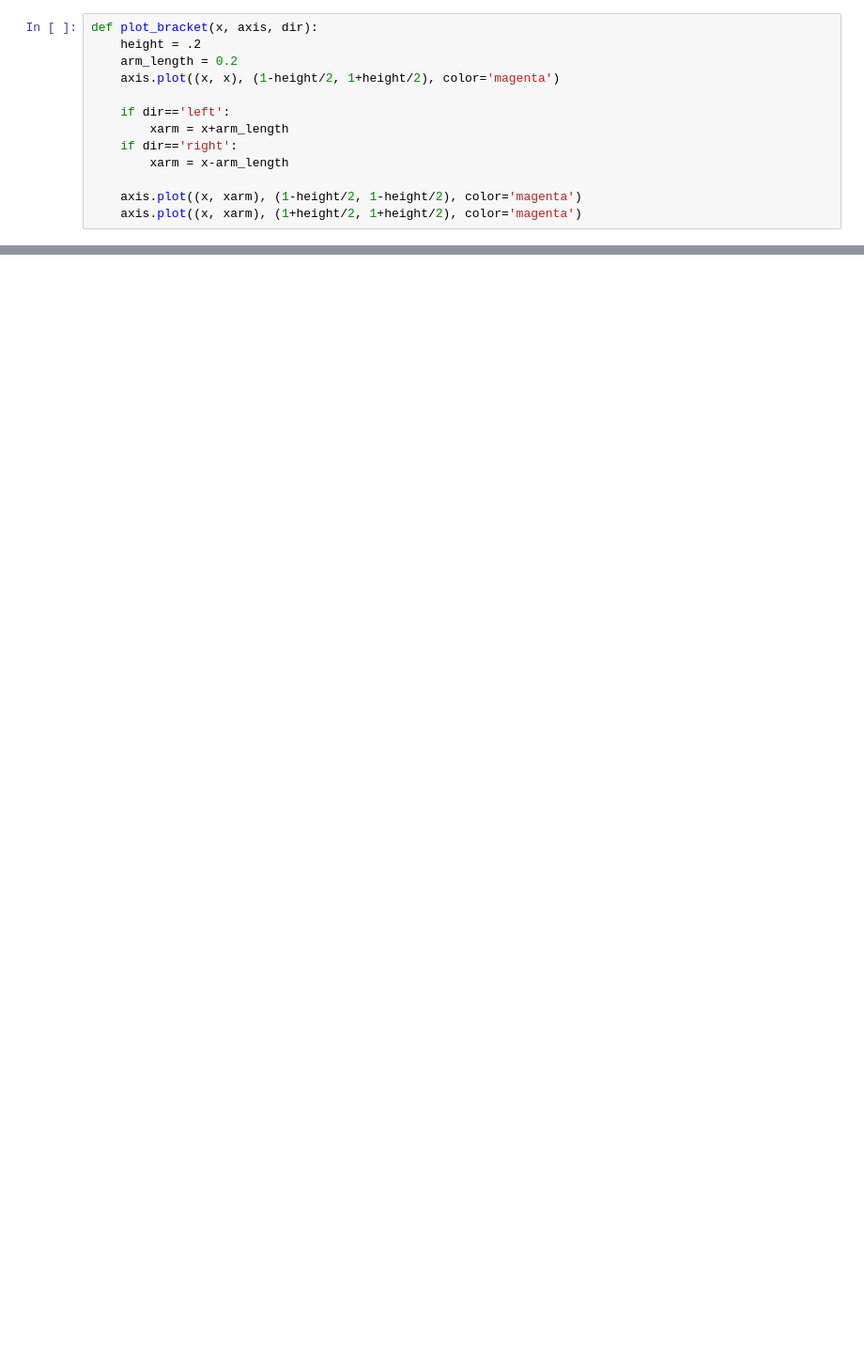
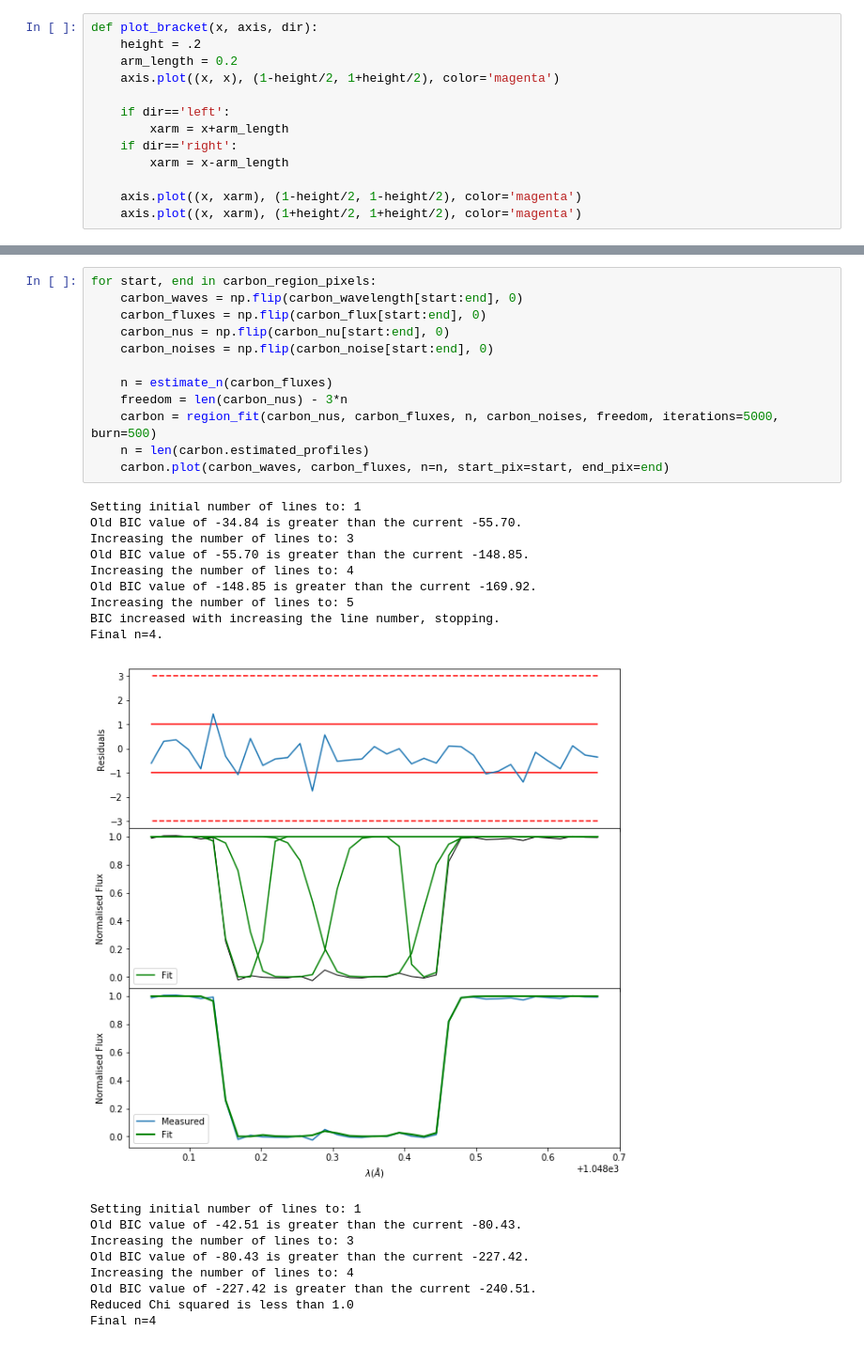
Before and after one commit to sarahappleby/VAMP, a Jupyter notebook: simba_spec_demo.ipynb, the cells around one changed output, grey strips where cells are left out. Shown at 94% size. Saved outputs shown, nothing was run; the diff lists cells and outputs as text; blank space fills up the shorter version.

```diff
--- a/simba_spec_demo.ipynb
+++ b/simba_spec_demo.ipynb
@@ -84,0 +98,31 @@ plt.show()
+# %%
+for start, end in carbon_region_pixels:
+    carbon_waves = np.flip(carbon_wavelength[start:end], 0)
+    carbon_fluxes = np.flip(carbon_flux[start:end], 0)
+    carbon_nus = np.flip(carbon_nu[start:end], 0)
+    carbon_noises = np.flip(carbon_noise[start:end], 0)
+
+    n = estimate_n(carbon_fluxes)
+    freedom = len(carbon_nus) - 3*n
+    carbon = region_fit(carbon_nus, carbon_fluxes, n, carbon_noises, freedom, iterations=5000, burn=500)
+    n = len(carbon.estimated_profiles)
+    carbon.plot(carbon_waves, carbon_fluxes, n=n, start_pix=start, end_pix=end)
+# %% [output]
+Setting initial number of lines to: 1
+Old BIC value of -34.84 is greater than the current -55.70.
+Increasing the number of lines to: 3
+Old BIC value of -55.70 is greater than the current -148.85.
+Increasing the number of lines to: 4
+Old BIC value of -148.85 is greater than the current -169.92.
+Increasing the number of lines to: 5
+BIC increased with increasing the line number, stopping.
+Final n=4.
+[figure, added]
+Setting initial number of lines to: 1
+Old BIC value of -42.51 is greater than the current -80.43.
+Increasing the number of lines to: 3
+Old BIC value of -80.43 is greater than the current -227.42.
+Increasing the number of lines to: 4
+Old BIC value of -227.42 is greater than the current -240.51.
+Reduced Chi squared is less than 1.0
+Final n=4
```
Also changed, not shown: parts of 35 cells of this notebook.
